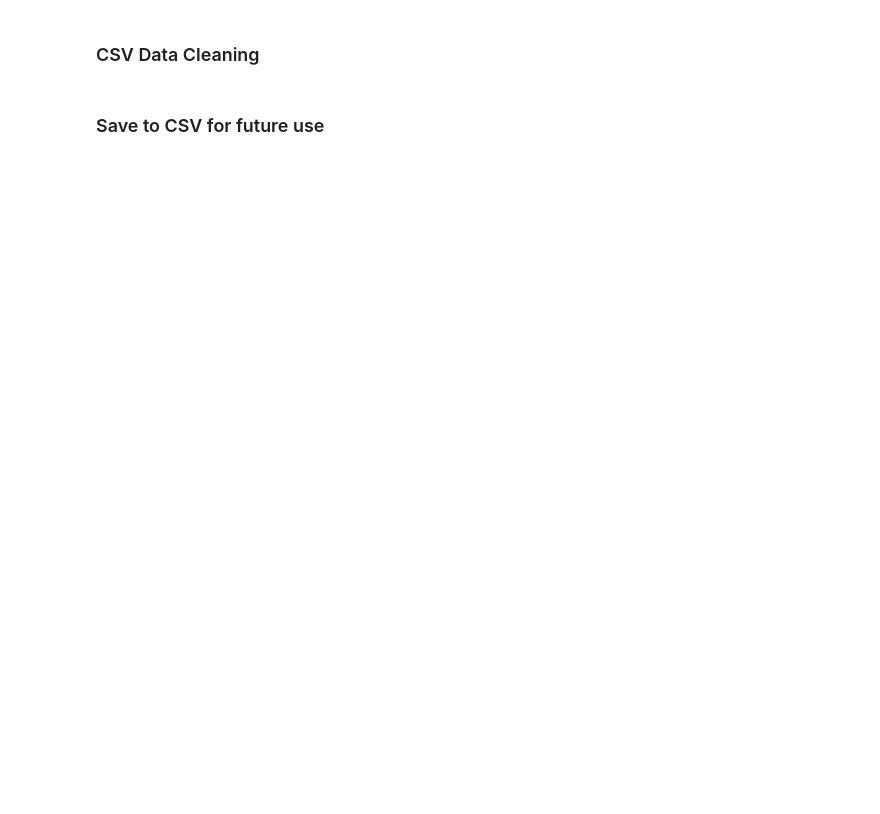
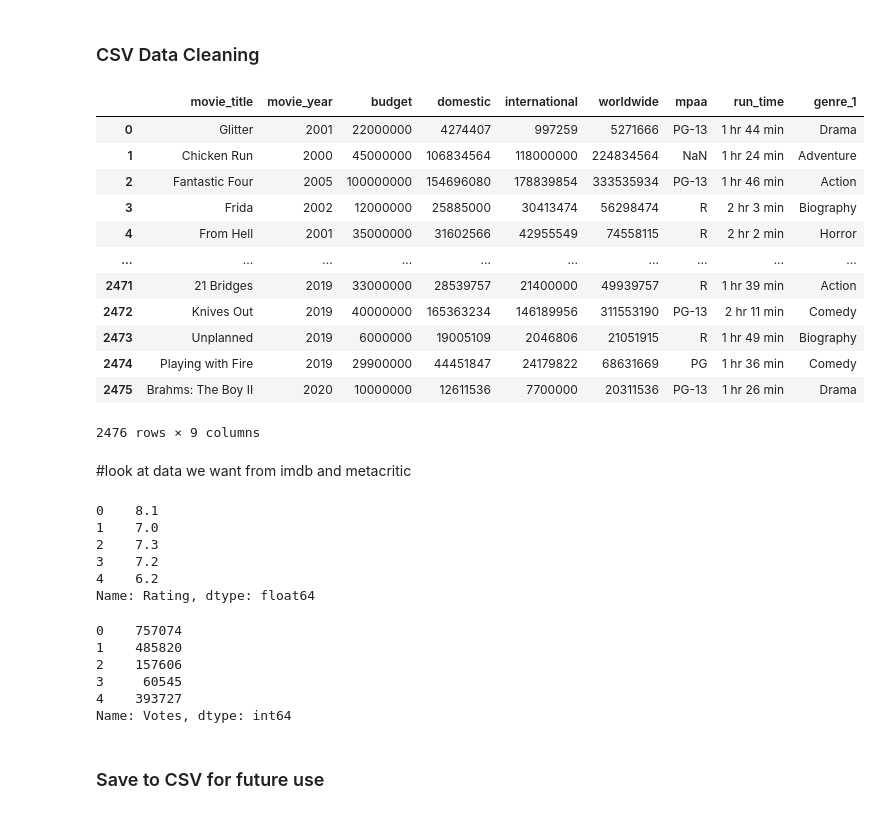
Before and after one commit to zsowen/Movie_Database, a Jupyter notebook: Movie_extraction.ipynb, the cells around one changed output. Saved outputs shown, nothing was run; the diff lists cells and outputs as text; code cells hidden in the pictures; blank space fills up the shorter version.

```diff
--- a/Movie_extraction.ipynb
+++ b/Movie_extraction.ipynb
@@ -28,2 +75,42 @@ df = pd.read_csv('./Resources/Mojo_budget_update.csv')
 # %% [markdown]
 ### CSV Data Cleaning
+# %%
+#dropping columns with irrelevant data
+
+cleaned_mojo_df= mojo_budget_df.drop(columns= ['movie_id','director', 'writer', 'producer', 'composer', 'cinematographer', 'main_actor_1', 'main_actor_2', 'main_actor_3', 'main_actor_4', 'genre_2', 'genre_3', 'genre_4', 'link' ])
+
+cleaned_mojo_df
+# %% [output]
+|  | movie_title | movie_year | budget | domestic | international | worldwide | mpaa | run_time | genre_1 |
+| 0 | Glitter | 2001 | 22000000 | 4274407 | 997259 | 5271666 | PG-13 | 1 hr 44 min | Drama |
+| 1 | Chicken Run | 2000 | 45000000 | 106834564 | 118000000 | 224834564 | NaN | 1 hr 24 min | Adventure |
+| 2 | Fantastic Four | 2005 | 100000000 | 154696080 | 178839854 | 333535934 | PG-13 | 1 hr 46 min | Action |
+| 3 | Frida | 2002 | 12000000 | 25885000 | 30413474 | 56298474 | R | 2 hr 3 min | Biography |
+| 4 | From Hell | 2001 | 35000000 | 31602566 | 42955549 | 74558115 | R | 2 hr 2 min | Horror |
+| ... | ... | ... | ... | ... | ... | ... | ... | ... | ... |
+| 2471 | 21 Bridges | 2019 | 33000000 | 28539757 | 21400000 | 49939757 | R | 1 hr 39 min | Action |
+| 2472 | Knives Out | 2019 | 40000000 | 165363234 | 146189956 | 311553190 | PG-13 | 2 hr 11 min | Comedy |
+| 2473 | Unplanned | 2019 | 6000000 | 19005109 | 2046806 | 21051915 | R | 1 hr 49 min | Biography |
+| 2474 | Playing with Fire | 2019 | 29900000 | 44451847 | 24179822 | 68631669 | PG | 1 hr 36 min | Comedy |
+| 2475 | Brahms: The Boy II | 2020 | 10000000 | 12611536 | 7700000 | 20311536 | PG-13 | 1 hr 26 min | Drama |
+2476 rows × 9 columns
+# %% [markdown]
+#look at data we want from imdb and metacritic
+# %%
+imdb_movie_df.Rating.head()
+# %% [output]
+0    8.1
+1    7.0
+2    7.3
+3    7.2
+4    6.2
+Name: Rating, dtype: float64
+# %%
+imdb_movie_df.Votes.head()
+# %% [output]
+0    757074
+1    485820
+2    157606
+3     60545
+4    393727
+Name: Votes, dtype: int64
```
Also changed, not shown: parts of 5 cells of this notebook.
